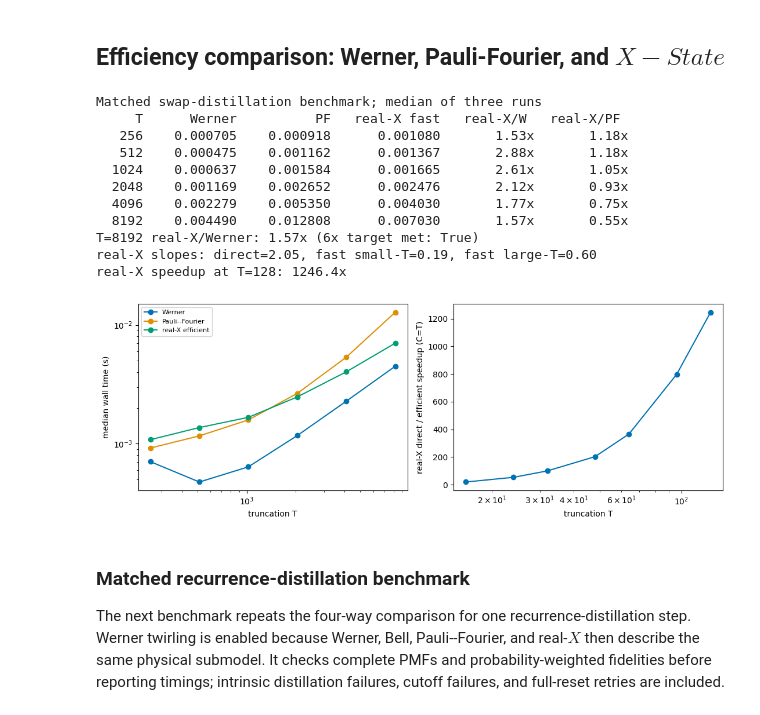
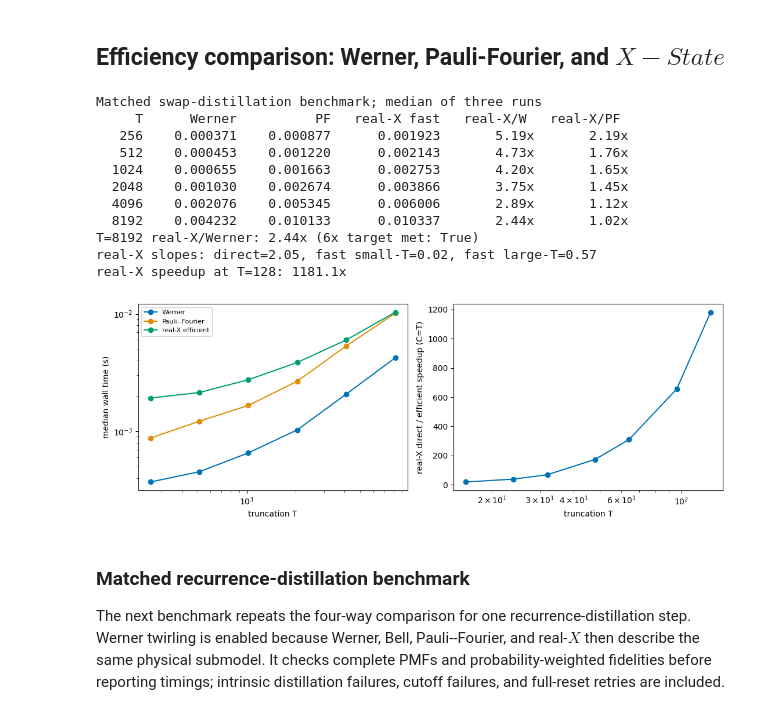
Before and after one commit to LorenzoLaCorte/lilla, a Jupyter notebook: tutorial.ipynb, the cells around one changed output. Cells and saved outputs as stored; diff of their text form; code cells hidden in the pictures.

```diff
--- a/tutorial.ipynb
+++ b/tutorial.ipynb
@@ -479,7 +479,7 @@ logging.getLogger().setLevel(logging.ERROR)
 comparison_sizes = np.array([256, 512, 1024, 2048, 4096, 8192])
 direct_sizes = np.array([16, 24, 32, 48, 64, 96, 128])
 comparison_repeats = 3
-comparison_cutoff = 64
+comparison_cutoff = 1000000
 initial_lambdas = [0.964, 0.012, 0.012, 0.012]
 
 comparison_simulators = {
@@ -627,43 +627,43 @@ fast_large_slope = np.polyfit(
 print(
     f"real-X slopes: direct={direct_slope:.2f}, "
     f"fast small-T={fast_small_slope:.2f}, fast large-T={fast_large_slope:.2f}"
 )
 print(
     f"real-X speedup at T={direct_sizes[-1]}: "
     f"{direct_times[-1] / direct_fast_times[-1]:.1f}x"
 )
 
 fig, axes = plt.subplots(1, 2, figsize=(11, 4))
 for label, values in comparison_times.items():
     axes[0].loglog(comparison_sizes, values, "o-", label=label)
 axes[0].set_xlabel("truncation T")
 axes[0].set_ylabel("median wall time (s)")
 axes[0].legend(fontsize=8)
 
 axes[1].semilogx(
     direct_sizes,
     np.asarray(direct_times) / np.asarray(direct_fast_times),
     "o-",
 )
 axes[1].set_xlabel("truncation T")
 axes[1].set_ylabel("real-X direct / efficient speedup (C=T)")
 fig.tight_layout()
 plt.show()
 
 logging.getLogger().setLevel(logging.INFO)
 # %% [output]
 Matched swap-distillation benchmark; median of three runs
      T      Werner          PF   real-X fast   real-X/W   real-X/PF
-   256    0.000705    0.000918      0.001080       1.53x       1.18x
-   512    0.000475    0.001162      0.001367       2.88x       1.18x
-  1024    0.000637    0.001584      0.001665       2.61x       1.05x
-  2048    0.001169    0.002652      0.002476       2.12x       0.93x
-  4096    0.002279    0.005350      0.004030       1.77x       0.75x
-  8192    0.004490    0.012808      0.007030       1.57x       0.55x
-T=8192 real-X/Werner: 1.57x (6x target met: True)
-real-X slopes: direct=2.05, fast small-T=0.19, fast large-T=0.60
-real-X speedup at T=128: 1246.4x
+   256    0.000371    0.000877      0.001923       5.19x       2.19x
+   512    0.000453    0.001220      0.002143       4.73x       1.76x
+  1024    0.000655    0.001663      0.002753       4.20x       1.65x
+  2048    0.001030    0.002674      0.003866       3.75x       1.45x
+  4096    0.002076    0.005345      0.006006       2.89x       1.12x
+  8192    0.004232    0.010133      0.010337       2.44x       1.02x
+T=8192 real-X/Werner: 2.44x (6x target met: True)
+real-X slopes: direct=2.05, fast small-T=0.02, fast large-T=0.57
+real-X speedup at T=128: 1181.1x
-[figure, old version]
+[figure, new version]
 # %% [markdown]
 ### Matched recurrence-distillation benchmark
 
```
Also changed, not shown: parts of 5 cells of this notebook, 33 other files.
